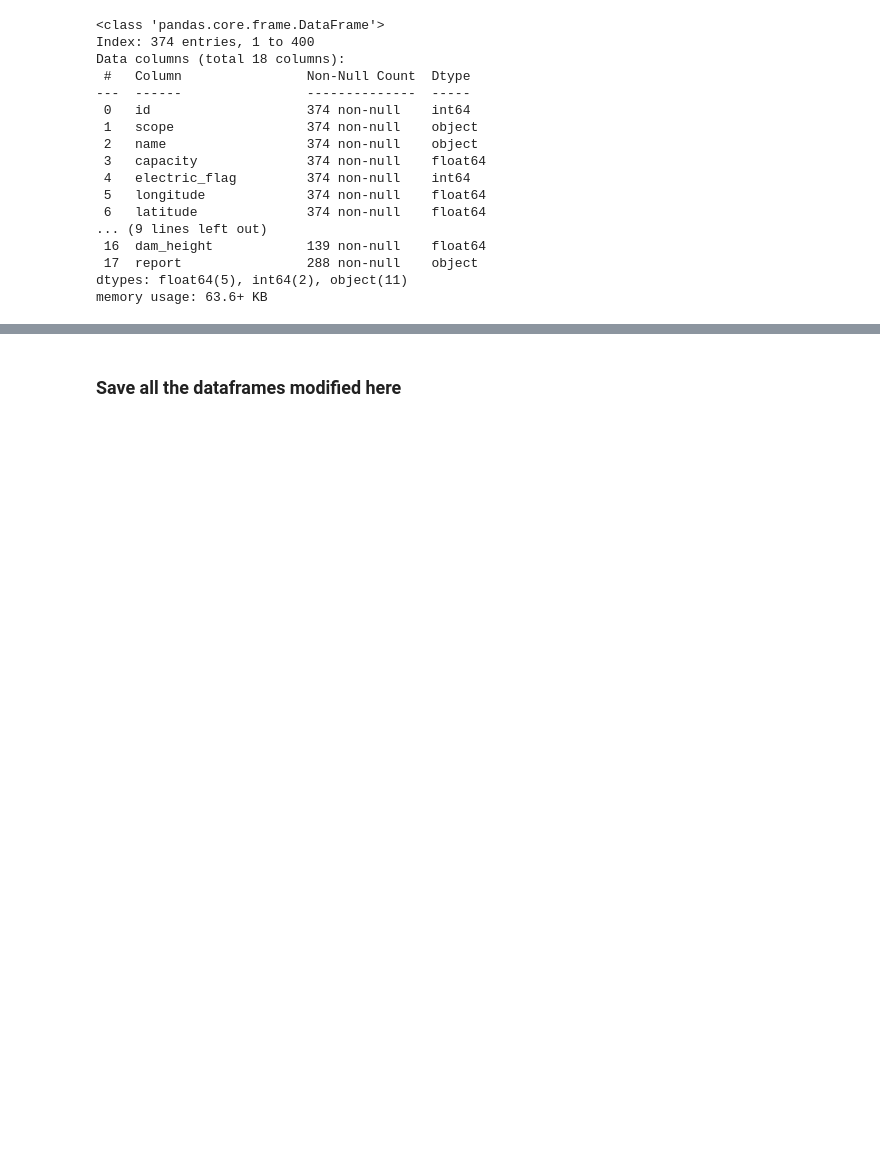
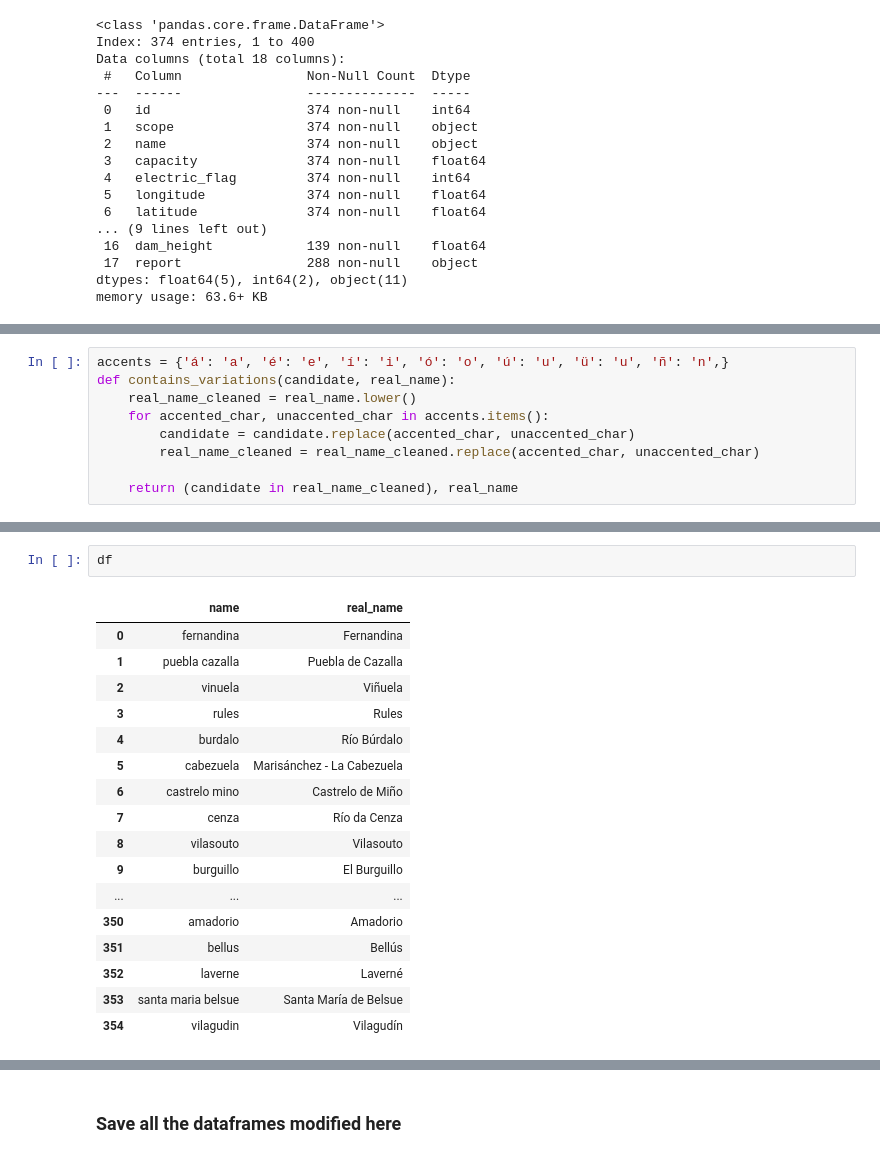
Before and after one commit to ivanver02/reservoir-data-platform, a Jupyter notebook: notebooks/data_cleaning/merges.ipynb, the cells around one changed output, grey strips where cells are left out. Cells and saved outputs as stored; diff of their text form; blank space fills up the shorter version.

```diff
--- a/notebooks/data_cleaning/merges.ipynb
+++ b/notebooks/data_cleaning/merges.ipynb
@@ -535,0 +575,9 @@ memory usage: 63.6+ KB
+# %%
+accents = {'á': 'a', 'é': 'e', 'í': 'i', 'ó': 'o', 'ú': 'u', 'ü': 'u', 'ñ': 'n',}
+def contains_variations(candidate, real_name):
+    real_name_cleaned = real_name.lower()
+    for accented_char, unaccented_char in accents.items():
+        candidate = candidate.replace(accented_char, unaccented_char)
+        real_name_cleaned = real_name_cleaned.replace(accented_char, unaccented_char)
+
+    return (candidate in real_name_cleaned), real_name
@@ -535,0 +615,20 @@ memory usage: 63.6+ KB
+# %%
+df
+# %% [output]
+|  | name | real_name |
+| 0 | fernandina | Fernandina |
+| 1 | puebla cazalla | Puebla de Cazalla |
+| 2 | vinuela | Viñuela |
+| 3 | rules | Rules |
+| 4 | burdalo | Río Búrdalo |
+| 5 | cabezuela | Marisánchez - La Cabezuela |
+| 6 | castrelo mino | Castrelo de Miño |
+| 7 | cenza | Río da Cenza |
+| 8 | vilasouto | Vilasouto |
+| 9 | burguillo | El Burguillo |
+| ... | ... | ... |
+| 350 | amadorio | Amadorio |
+| 351 | bellus | Bellús |
+| 352 | laverne | Laverné |
+| 353 | santa maria belsue | Santa María de Belsue |
+| 354 | vilagudin | Vilagudín |
```
Also changed, not shown: parts of 16 cells of this notebook, 2 other files.
